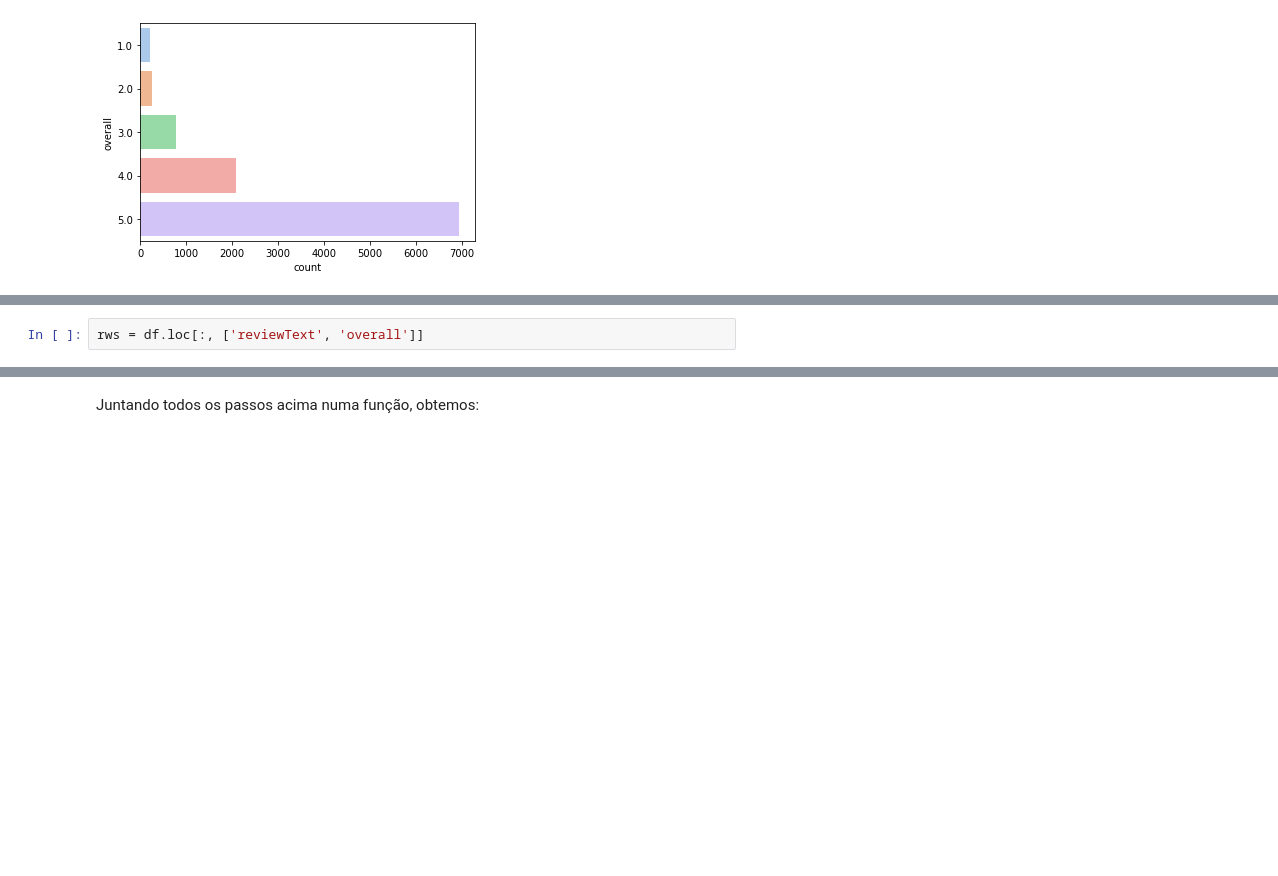
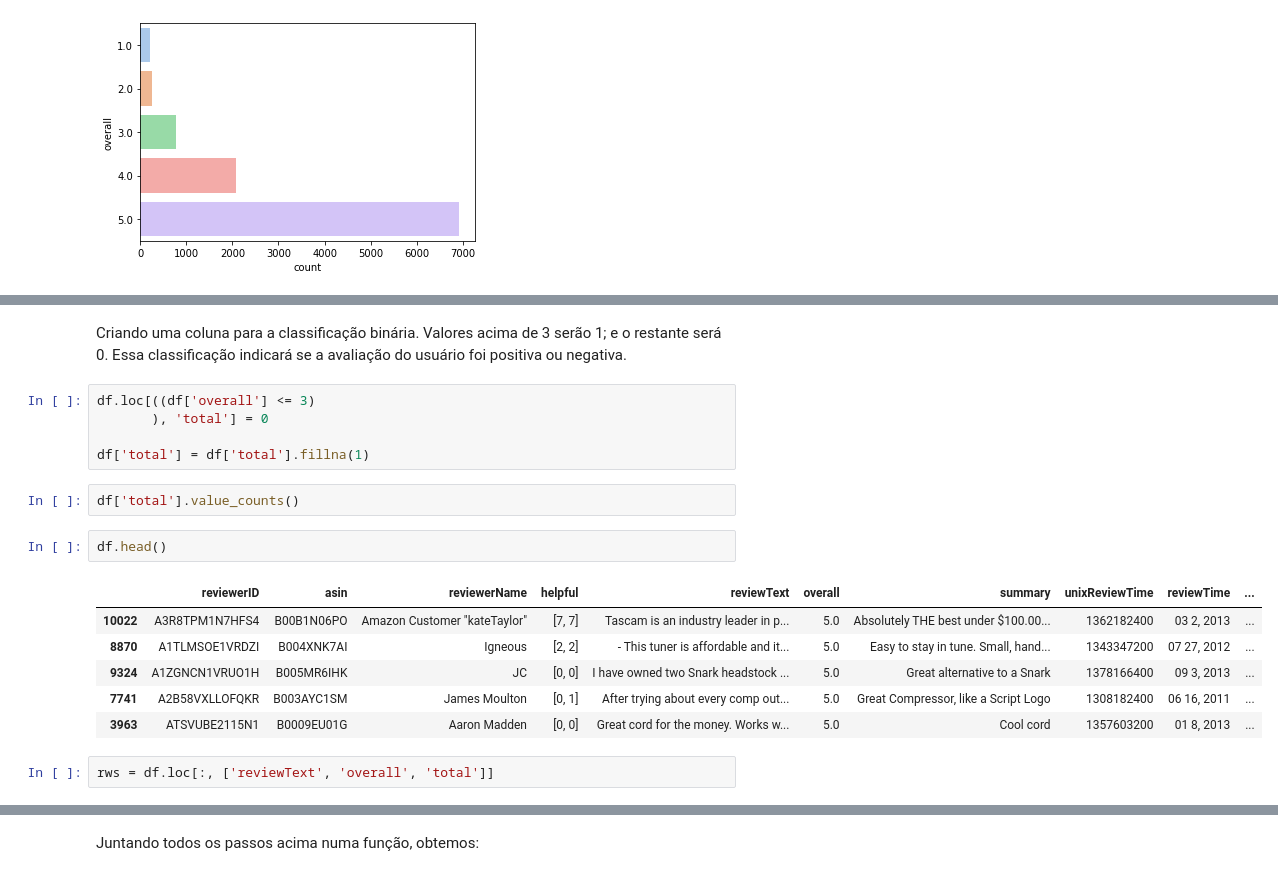
Before and after one commit to Pedro-Boechat/Computational-Intelligence-Society---Trainee, a Jupyter notebook: Periodo6.ipynb, the cells around one changed output, grey strips where cells are left out. Saved outputs shown, nothing was run; the diff lists cells and outputs as text; blank space fills up the shorter version.

```diff
--- a/Periodo6.ipynb
+++ b/Periodo6.ipynb
@@ -61,2 +124,20 @@ sns.countplot(y='overall', data=df, palette='pastel')
+# %% [markdown]
+Criando uma coluna para a classificação binária. Valores acima de 3 serão 1; e o restante será 0. Essa classificação indicará se a avaliação do usuário foi positiva ou negativa.
+# %%
+df.loc[((df['overall'] <= 3)
+       ), 'total'] = 0
+
+df['total'] = df['total'].fillna(1)
+# %%
+df['total'].value_counts()
+# %%
+df.head()
+# %% [output]
+|  | reviewerID | asin | reviewerName | helpful | reviewText | overall | summary | unixReviewTime | reviewTime | ... |
+| 10022 | A3R8TPM1N7HFS4 | B00B1N06PO | Amazon Customer "kateTaylor" | [7, 7] | Tascam is an industry leader in p... | 5.0 | Absolutely THE best under $100.00... | 1362182400 | 03 2, 2013 | ... |
+| 8870 | A1TLMSOE1VRDZI | B004XNK7AI | Igneous | [2, 2] | - This tuner is affordable and it... | 5.0 | Easy to stay in tune. Small, hand... | 1343347200 | 07 27, 2012 | ... |
+| 9324 | A1ZGNCN1VRUO1H | B005MR6IHK | JC | [0, 0] | I have owned two Snark headstock ... | 5.0 | Great alternative to a Snark | 1378166400 | 09 3, 2013 | ... |
+| 7741 | A2B58VXLLOFQKR | B003AYC1SM | James Moulton | [0, 1] | After trying about every comp out... | 5.0 | Great Compressor, like a Script Logo | 1308182400 | 06 16, 2011 | ... |
+| 3963 | ATSVUBE2115N1 | B0009EU01G | Aaron Madden | [0, 0] | Great cord for the money. Works w... | 5.0 | Cool cord | 1357603200 | 01 8, 2013 | ... |
 # %%
-rws = df.loc[:, ['reviewText', 'overall']]
+rws = df.loc[:, ['reviewText', 'overall', 'total']]
```
Also changed, not shown: parts of 127 cells of this notebook.
